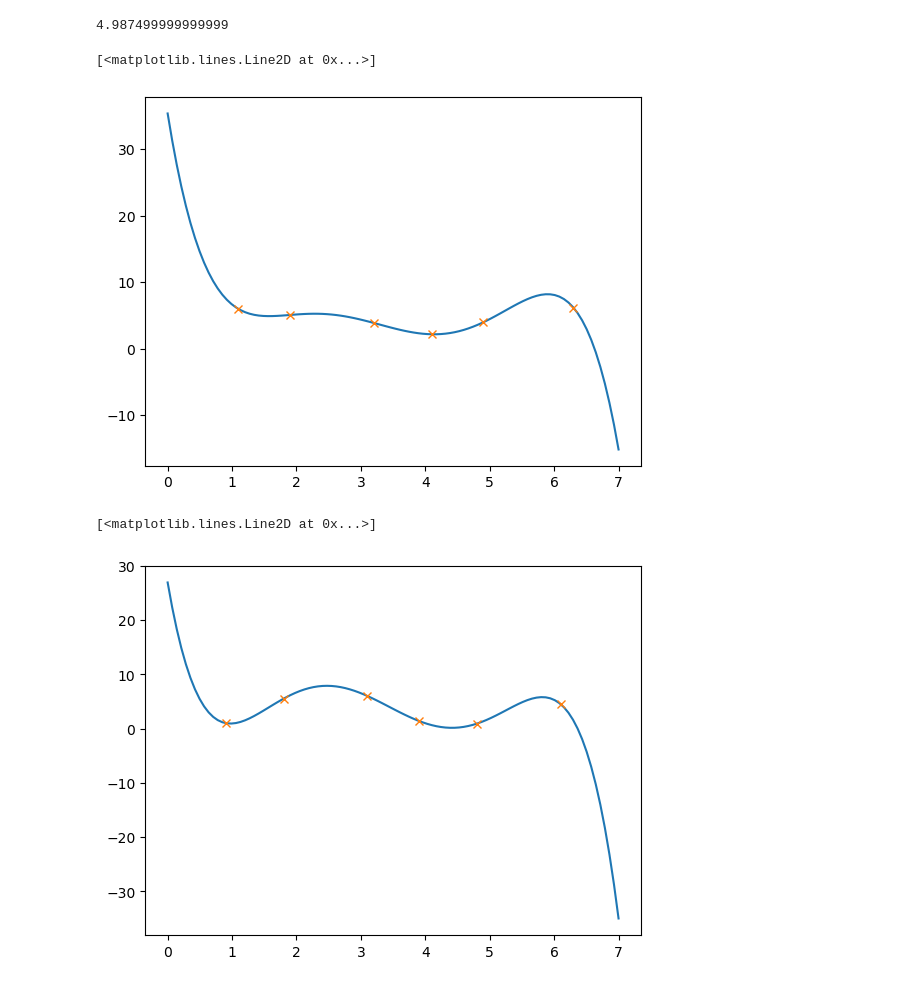
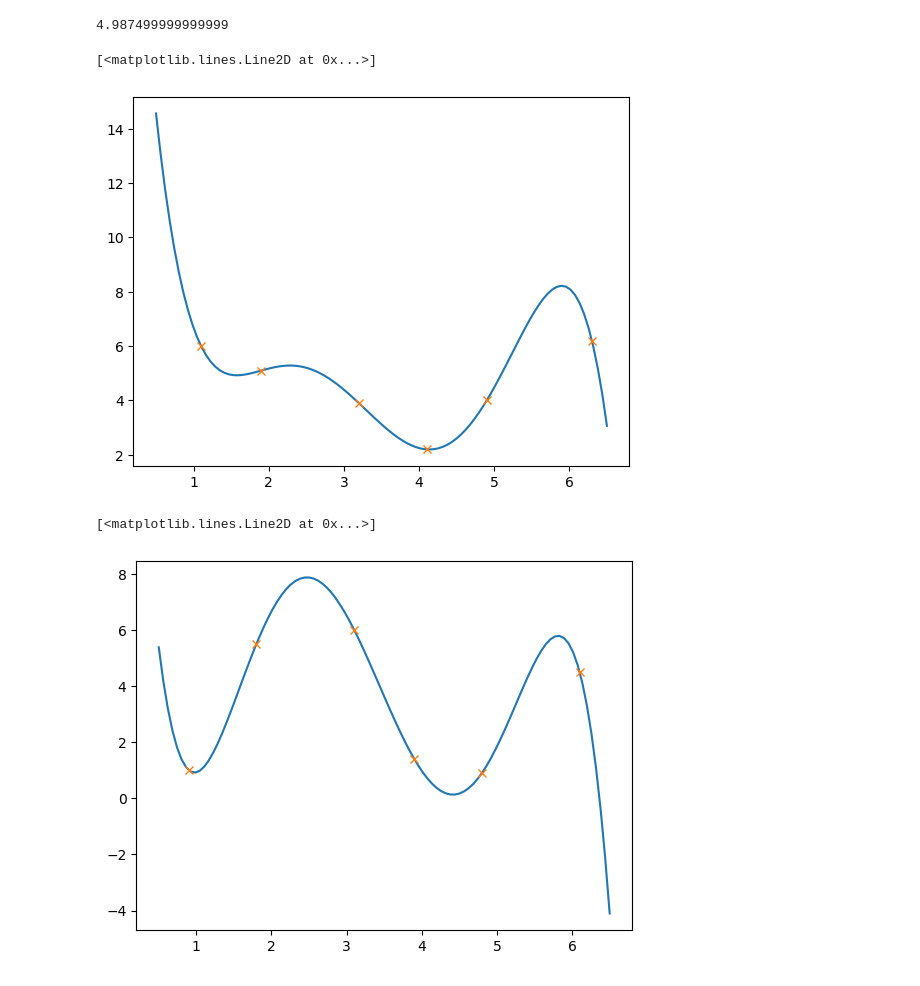
Before and after one commit to RicemanBoy/NM-Code-for-Excercises, a Jupyter notebook: Blatt 4/excercise3.ipynb, the cells around one changed output. Saved outputs shown, nothing was run; the diff lists cells and outputs as text; code cells hidden in the pictures.

```diff
--- a/Blatt 4/excercise3.ipynb
+++ b/Blatt 4/excercise3.ipynb
@@ -66,7 +66,7 @@ s.neville_algorithm(2,1,x1data,y1data)
 4.987499999999999
 # %%
 #set1
-xrange = np.linspace(0,7,100)
+xrange = np.linspace(0.5,6.5,100)
 
 yrange = np.asfarray([])
 for i in xrange:
@@ -80,17 +80,17 @@ plt.plot(xrange,yrange)
 plt.plot(x1data,y1data,"x")
 # %% [output]
 [<matplotlib.lines.Line2D at 0x...>]
-[figure, old version]
+[figure, new version]
 # %%
 #set2
-xrange = np.linspace(0,7,100)
+xrange = np.linspace(0.5,6.5,100)
 
 yrange = np.asfarray([])
 for i in xrange:
     yrange = np.append(yrange,s.neville_algorithm(i,5,x2data,y2data))
 
 plt.plot(xrange,yrange)
 plt.plot(x2data,y2data,"x")
 # %% [output]
 [<matplotlib.lines.Line2D at 0x...>]
-[figure, old version]
+[figure, new version]
```
Also changed, not shown: 1 other file.
